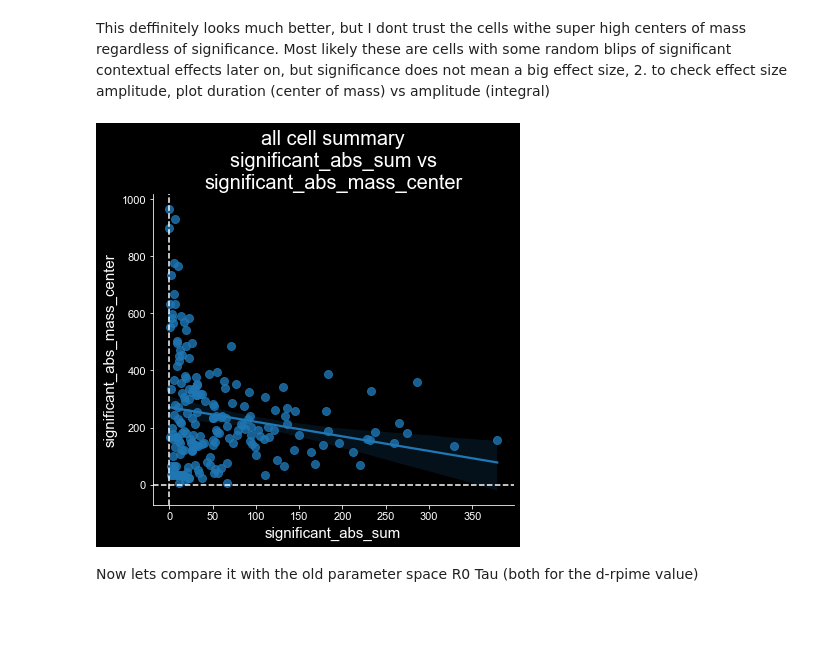
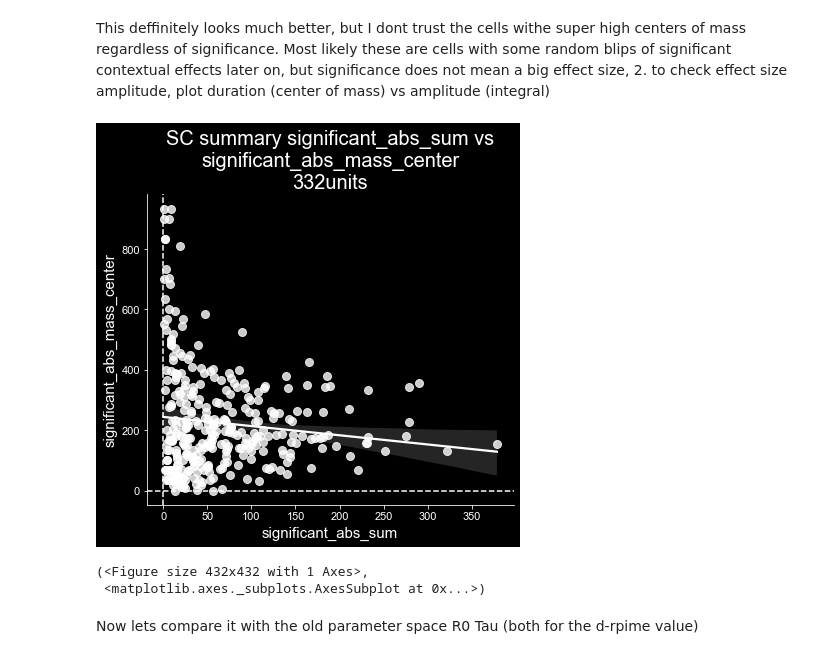
Before and after one commit to Mateo-Lopez-Espejo/context_probe_analysis, a Jupyter notebook: scripts/3_dprime/200823_center_of_mass_SC_dPCA.ipynb, the cells around one changed output. Saved outputs shown, nothing was run; the diff lists cells and outputs as text; code cells hidden in the pictures; blank space fills up the shorter version.

```diff
--- a/scripts/3_dprime/200823_center_of_mass_SC_dPCA.ipynb
+++ b/scripts/3_dprime/200823_center_of_mass_SC_dPCA.ipynb
@@ -175,27 +191,14 @@ This deffinitely looks much better, but I dont trust the cells withe super high
 significance. Most likely these are cells with some random blips of significant contextual effects later on, but
 significance does not mean a big effect size,
 2. to check effect size amplitude, plot duration (center of mass) vs amplitude (integral)
-# %%
-x = 'significant_abs_sum'
-y = 'significant_abs_mass_center'
-ff_parameter = DF.parameter.isin([x, y])
-ff_analysis = DF.analysis == 'SC'
-ff_probe = DF.probe == 'mean'
-ff_transpair= DF.transition_pair == 'mean'
-
-filtered = DF.loc[ff_parameter & ff_analysis & ff_probe & ff_transpair, :]
-pivoted = filtered.pivot_table(index=['region', 'siteid', 'cellid'],
-                               columns='parameter', values='value').dropna().reset_index()
-
-ax = sns.regplot(x=x, y=y, data=pivoted)
-ax.axhline(0, linestyle='--')
-ax.axvline(0, linestyle='--')
-
-title = f'all cell summary {x} vs {y}'
-ax.set_title(fill(title, 35))
-
-plt.show(ax)
-# %% [output]
-[figure, removed]
+# %%
+x = 'significant_abs_sum'
+y = 'significant_abs_mass_center'
+
+parameter_space_scatter(x, y, save_fig=True)
+# %% [output]
+[figure, added]
+(<Figure size 432x432 with 1 Axes>,
+ <matplotlib.axes._subplots.AxesSubplot at 0x...>)
 # %% [markdown]
 Now lets compare it with the old parameter space R0 Tau (both for the d-rpime value)
```
Also changed, not shown: parts of 28 cells of this notebook, 4 other files.
